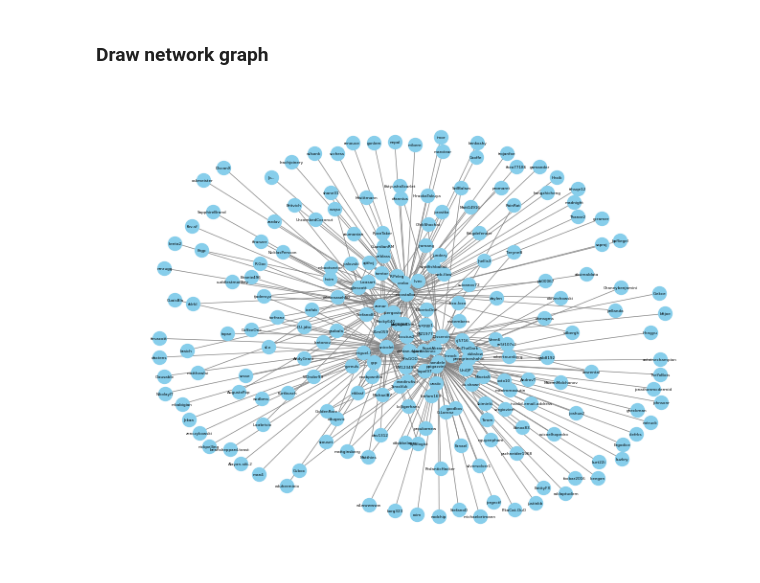
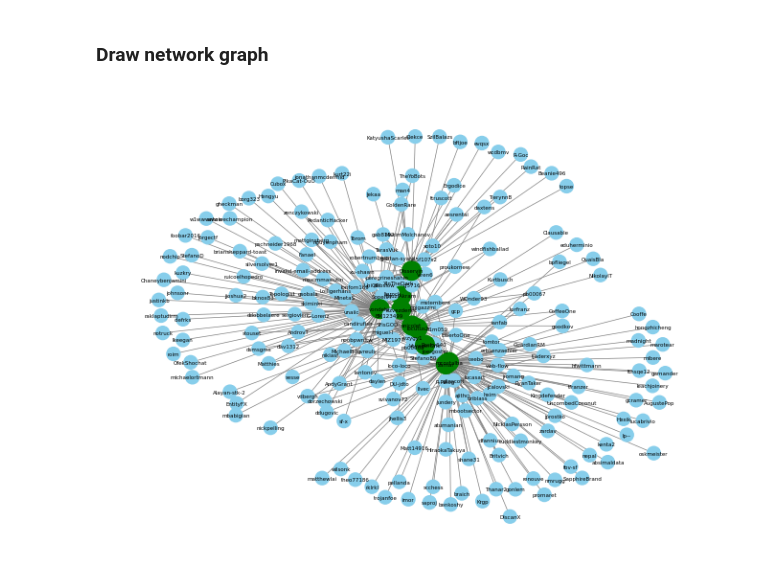
Before and after one commit to yuHXmi/Final-Exam, a Jupyter notebook: data_cleaning_processing_analysis.ipynb, the cells around one changed output. Cells and saved outputs as stored; diff of their text form; code cells hidden in the pictures.

```diff
--- a/data_cleaning_processing_analysis.ipynb
+++ b/data_cleaning_processing_analysis.ipynb
@@ -294,32 +318,43 @@ lst = []
 lst.extend(df_coms['Author'])
 lst.extend(df_coms['Committer'])
 lst = list(set(lst))
 lst.remove('Unknown')
 
 df_edges = pd.DataFrame(index=lst, columns=lst)
 df_edges.fillna(0, inplace=True)
 
 for i in range(len(df_coms)):
     u = df_coms['Author'].iloc[i]
     v = df_coms['Committer'].iloc[i]
     if u == v or u == 'Unknown' or v == 'Unknown':
         continue
     df_edges.loc[u, v] += 1
     df_edges.loc[v, u] += 1
 
 G = nx.Graph()
 
 for i in df_edges.columns:
     if df_edges[i].sum() > 0:
         G.add_node(i)
 
 for i in range(len(df_edges)):
     for j in range(i, len(df_edges)):
         if df_edges.iloc[i, j] > 0:
             G.add_edge(df_edges.index[i], df_edges.columns[j], weight=df_edges.iloc[i, j])
 
 pos = nx.spring_layout(G)
 
-nx.draw(G, pos, node_size=100, with_labels=True, font_size=3, node_color='skyblue', edge_color='gray', width=0.5)
+nodeSize = []
+nodeColor = []
+
+for i in G.nodes:
+    if df_edges[i].sum() > 100:
+        nodeSize.append(200)
+        nodeColor.append('green')
+    else:
+        nodeSize.append(100)
+        nodeColor.append('skyblue')
+
+nx.draw(G, pos, node_size=nodeSize, with_labels=True, font_size=4, node_color=nodeColor, edge_color='gray', width=0.5)
 # %% [output]
-[figure, old version]
+[figure, new version]
```
Also changed, not shown: parts of 2 cells of this notebook.
